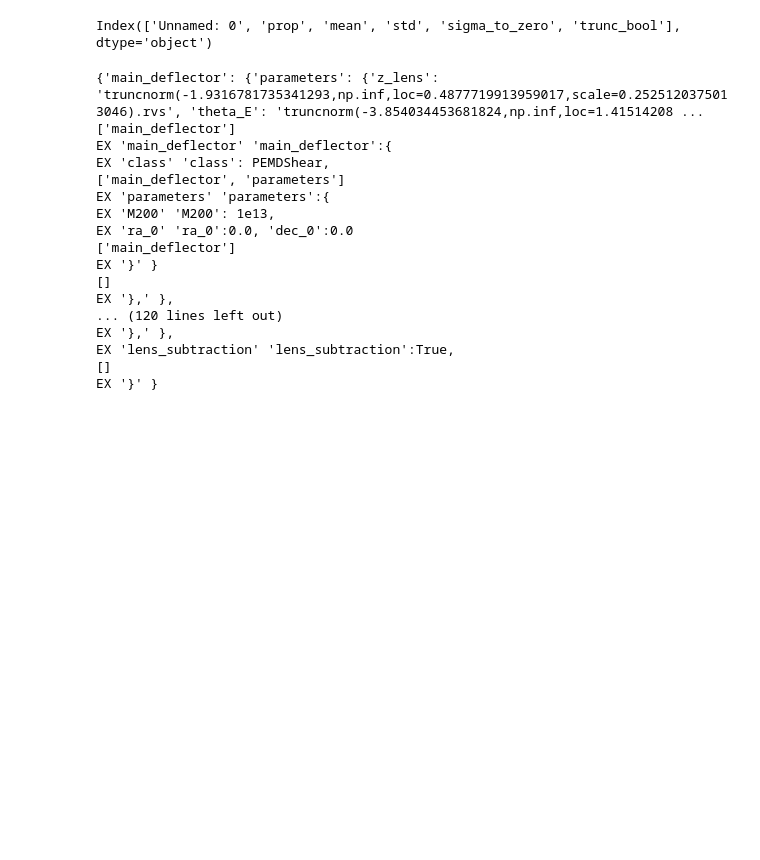
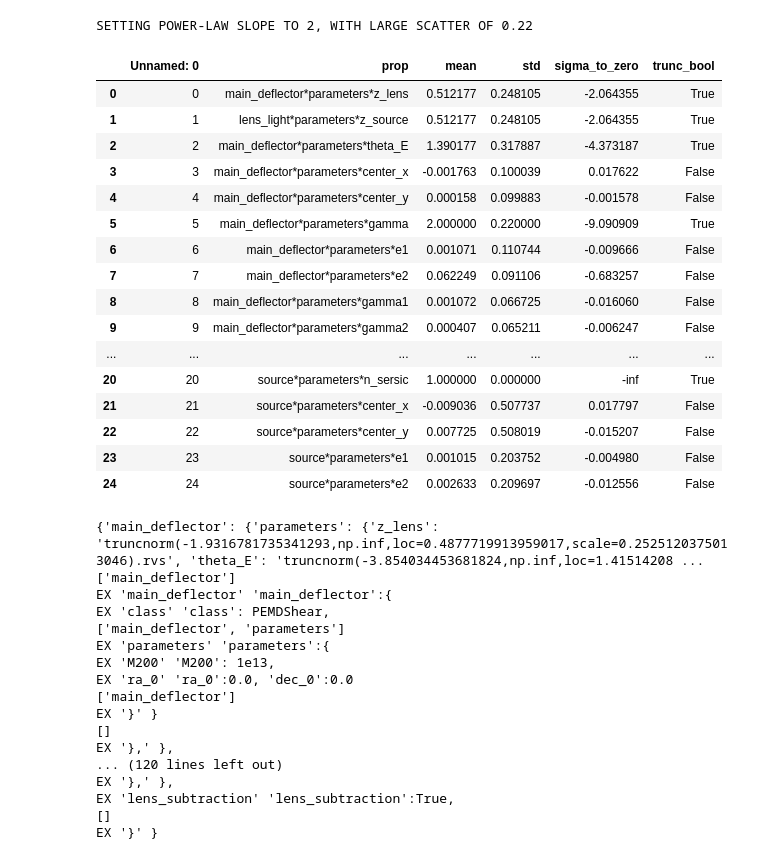
Before and after one commit to P-1884/paltas, a Jupyter notebook: Code to Generate Paltas Configs.ipynb, the cells around one changed output. Saved outputs shown, nothing was run; the diff lists cells and outputs as text; code cells hidden in the pictures; blank space fills up the shorter version.

```diff
--- a/Code to Generate Paltas Configs.ipynb
+++ b/Code to Generate Paltas Configs.ipynb
@@ -387,13 +442,49 @@ def generate_config_file_based_on_database(old_config_file_path,new_config_file_
                f_new.write("}")
 
      if add_crossmatch: add_on_cross_object(list_of_properties,list_of_means,list_of_std)
-# %%
-import pandas as pd
-LensPop_config_db = pd.read_csv('/mnt/zfsusers/hollowayp/sim-pipeline/notebooks/Lenspop_config_db.csv')
-Simpipeline_config_db = pd.read_csv('/mnt/zfsusers/hollowayp/sim-pipeline/notebooks/simpipeline_config_db.csv')
-LensPop_config_db.columns
-# %% [output]
-Index(['Unnamed: 0', 'prop', 'mean', 'std', 'sigma_to_zero', 'trunc_bool'], dtype='object')
+# %%
+import pandas as pd
+LensPop_config_db = pd.read_csv('/mnt/zfsusers/hollowayp/sim-pipeline/notebooks/Lenspop_config_db.csv')
+Simpipeline_config_db = pd.read_csv('/mnt/zfsusers/hollowayp/sim-pipeline/notebooks/simpipeline_config_db.csv')
+
+print('SETTING POWER-LAW SLOPE TO 2, WITH LARGE SCATTER OF 0.22')
+
+gamma_mean = 2;gamma_sigma = 0.22
+Simpipeline_config_db.loc[Simpipeline_config_db.prop == 'main_deflector*parameters*gamma','mean'] = gamma_mean
+Simpipeline_config_db.loc[Simpipeline_config_db.prop == 'main_deflector*parameters*gamma','std'] = gamma_sigma
+Simpipeline_config_db.loc[Simpipeline_config_db.prop == 'main_deflector*parameters*gamma','sigma_to_zero'] = -gamma_mean/gamma_sigma #Truncating at gamma=1 and gamma=3 (both unphysical)
+Simpipeline_config_db.loc[Simpipeline_config_db.prop == 'main_deflector*parameters*gamma','trunc_bool'] = True
+
+#Boosting source mag by 1:
+Simpipeline_config_db.loc[Simpipeline_config_db.prop == 'source*parameters*mag_app','mean'] -=1 #Increasing brightness by 1mag
+
+
+LensPop_config_db.loc[LensPop_config_db.prop == 'main_deflector*parameters*gamma','mean'] = gamma_mean
+LensPop_config_db.loc[LensPop_config_db.prop == 'main_deflector*parameters*gamma','std'] = gamma_sigma
+LensPop_config_db.loc[LensPop_config_db.prop == 'main_deflector*parameters*gamma','sigma_to_zero'] = gamma_mean/gamma_sigma #Truncating at gamma=1 and gamma=3 (both unphysical)
+LensPop_config_db.loc[LensPop_config_db.prop == 'main_deflector*parameters*gamma','trunc_bool'] = True
+
+
+Simpipeline_config_db
+# %% [output]
+SETTING POWER-LAW SLOPE TO 2, WITH LARGE SCATTER OF 0.22
+|  | Unnamed: 0 | prop | mean | std | sigma_to_zero | trunc_bool |
+| 0 | 0 | main_deflector*parameters*z_lens | 0.512177 | 0.248105 | -2.064355 | True |
+| 1 | 1 | lens_light*parameters*z_source | 0.512177 | 0.248105 | -2.064355 | True |
+| 2 | 2 | main_deflector*parameters*theta_E | 1.390177 | 0.317887 | -4.373187 | True |
+| 3 | 3 | main_deflector*parameters*center_x | -0.001763 | 0.100039 | 0.017622 | False |
+| 4 | 4 | main_deflector*parameters*center_y | 0.000158 | 0.099883 | -0.001578 | False |
+| 5 | 5 | main_deflector*parameters*gamma | 2.000000 | 0.220000 | -9.090909 | True |
+| 6 | 6 | main_deflector*parameters*e1 | 0.001071 | 0.110744 | -0.009666 | False |
+| 7 | 7 | main_deflector*parameters*e2 | 0.062249 | 0.091106 | -0.683257 | False |
+| 8 | 8 | main_deflector*parameters*gamma1 | 0.001072 | 0.066725 | -0.016060 | False |
+| 9 | 9 | main_deflector*parameters*gamma2 | 0.000407 | 0.065211 | -0.006247 | False |
+| ... | ... | ... | ... | ... | ... | ... |
+| 20 | 20 | source*parameters*n_sersic | 1.000000 | 0.000000 | -inf | True |
+| 21 | 21 | source*parameters*center_x | -0.009036 | 0.507737 | 0.017797 | False |
+| 22 | 22 | source*parameters*center_y | 0.007725 | 0.508019 | -0.015207 | False |
+| 23 | 23 | source*parameters*e1 | 0.001015 | 0.203752 | -0.004980 | False |
+| 24 | 24 | source*parameters*e2 | 0.002633 | 0.209697 | -0.012556 | False |
 # %%
 import numpy as np
 generate_config_file_based_on_database('/mnt/zfsusers/hollowayp/paltas/paltas/Configs/Examples/config_LSST.py',
```
Also changed, not shown: parts of 9 cells of this notebook, 26 other files.
